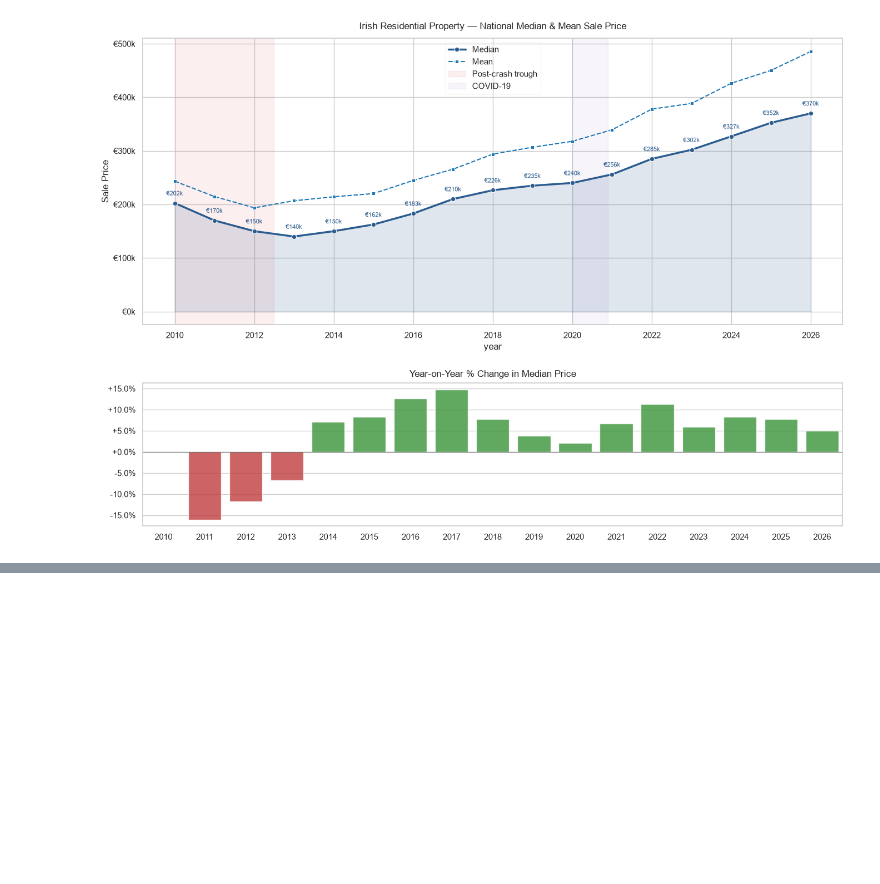
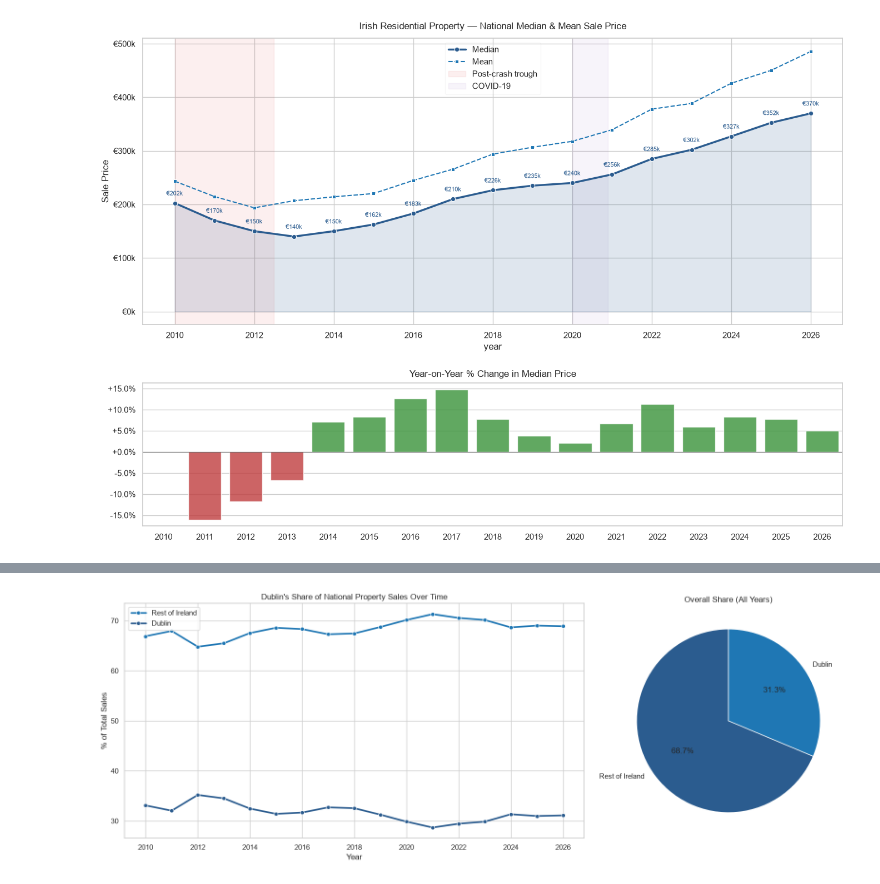
Before and after one commit to lentenamen/House-Prices-in-Ireland, a Jupyter notebook: notebooks/main.ipynb, the cells around one changed output, grey strips where cells are left out. Saved outputs shown, nothing was run; the diff lists cells and outputs as text; code cells hidden in the pictures; blank space fills up the shorter version.

```diff
--- a/notebooks/main.ipynb
+++ b/notebooks/main.ipynb
@@ -217,0 +245,40 @@ Name: is_dublin, dtype: bool
+# %%
+yearly_comparison["total"] = yearly_comparison.groupby("year")["sales_count"].transform("sum")
+yearly_comparison["pct_of_total"] = yearly_comparison["sales_count"] / yearly_comparison["total"] * 100
+
+overall_totals = df["is_dublin"].value_counts().rename({True: "Dublin", False: "Rest of Ireland"})
+
+fig, axes = plt.subplots(1, 2, figsize=(16, 6), gridspec_kw={"width_ratios": [2, 1]})
+
+# --- Left: line chart over time ---
+sns.lineplot(
+    data=yearly_comparison,
+    x="year",
+    y="pct_of_total",
+    hue="region",
+    palette={"Dublin": ACCENT, "Rest of Ireland": BLUE},
+    linewidth=2.5,
+    marker="o",
+    ax=axes[0],
+)
+axes[0].set_title("Dublin's Share of National Property Sales Over Time")
+axes[0].set_ylabel("% of Total Sales")
+axes[0].set_xlabel("Year")
+axes[0].legend(title="")
+
+# --- Right: pie chart, overall total ---
+axes[1].pie(
+    overall_totals.values,
+    labels=overall_totals.index,
+    autopct="%1.1f%%",
+    colors=[ACCENT, BLUE],
+    startangle=90,
+)
+axes[1].set_title("Overall Share (All Years)")
+
+plt.tight_layout()
+plt.savefig("../outputs/images/Dublin_Share_Combined.png")
+
+plt.show()
+# %% [output]
+[figure, added]
```
Also changed, not shown: parts of 3 cells of this notebook, 3 other files.
